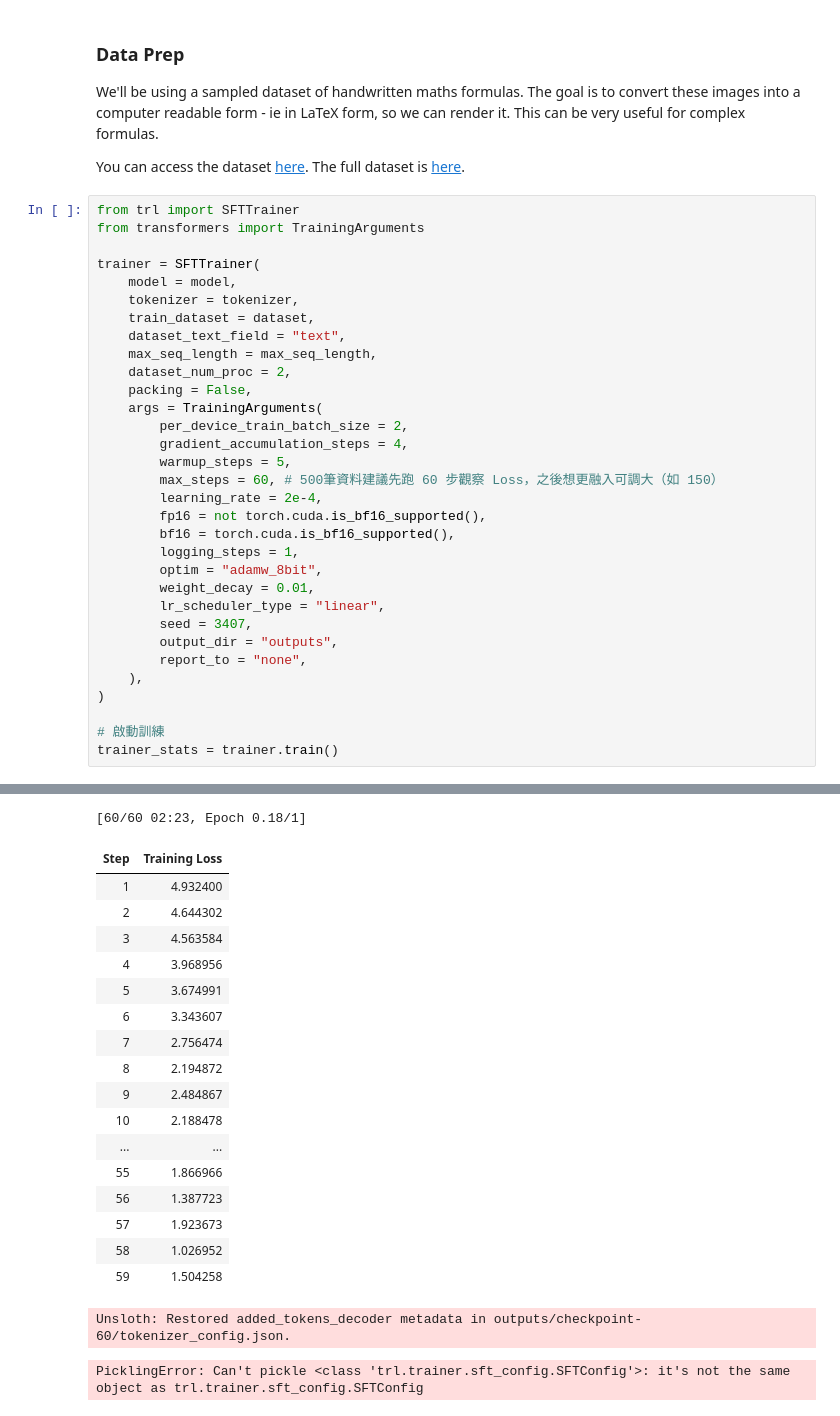
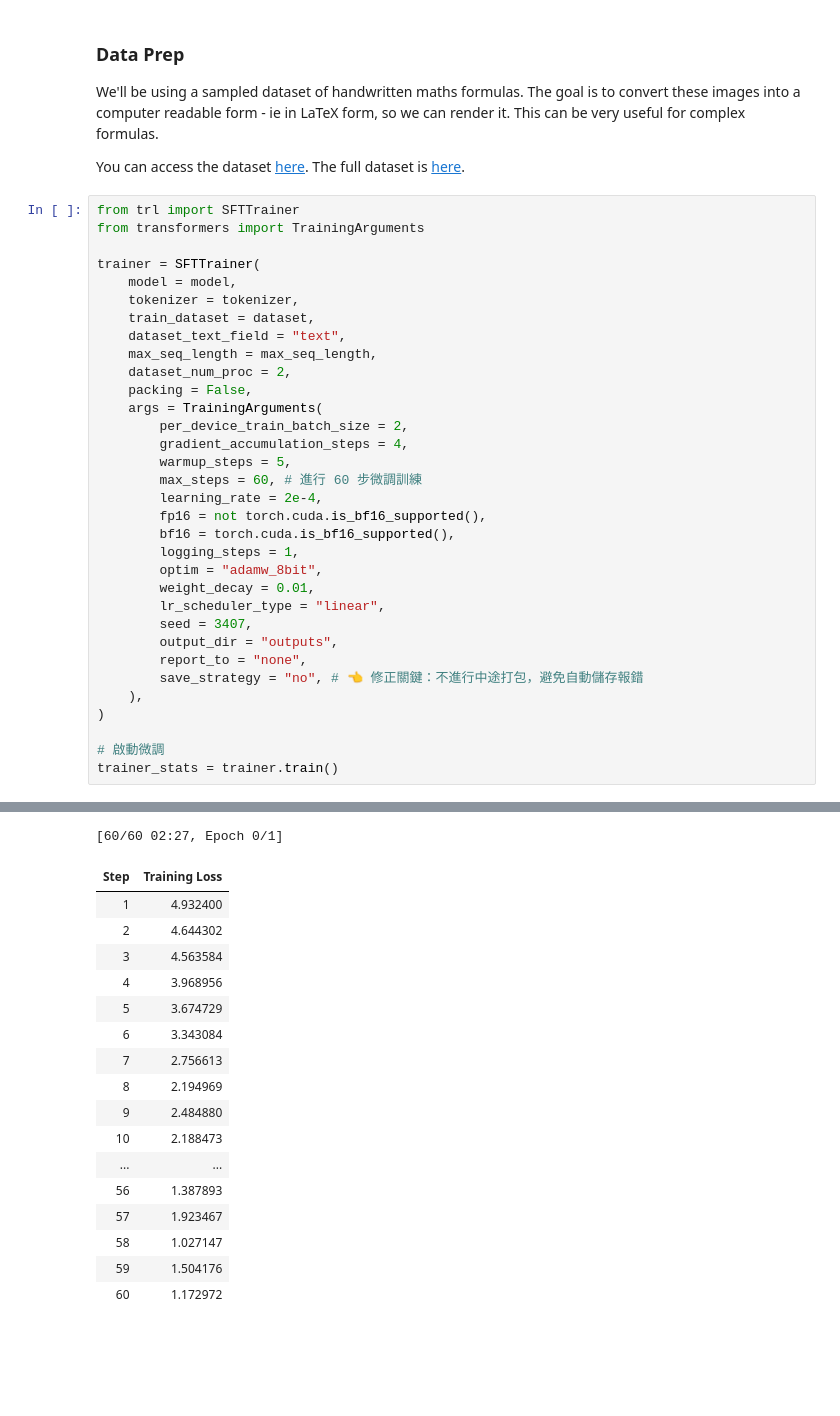
Before and after one commit to Ckk0417/-AI-, a Jupyter notebook: nb/Qwen3_5_(4B)_Vision.ipynb, the cells around one changed output, grey strips where cells are left out. Saved outputs shown, nothing was run; the diff lists cells and outputs as text; blank space fills up the shorter version.

```diff
--- a/nb/Qwen3_5_(4B)_Vision.ipynb
+++ b/nb/Qwen3_5_(4B)_Vision.ipynb
@@ -112,7 +111,7 @@ trainer = SFTTrainer(
         per_device_train_batch_size = 2,
         gradient_accumulation_steps = 4,
         warmup_steps = 5,
-        max_steps = 60, # 500筆資料建議先跑 60 步觀察 Loss，之後想更融入可調大（如 150）
+        max_steps = 60, # 進行 60 步微調訓練
         learning_rate = 2e-4,
         fp16 = not torch.cuda.is_bf16_supported(),
         bf16 = torch.cuda.is_bf16_supported(),
@@ -123,10 +122,11 @@ trainer = SFTTrainer(
         seed = 3407,
         output_dir = "outputs",
         report_to = "none",
+        save_strategy = "no", # 👈 修正關鍵：不進行中途打包，避免自動儲存報錯
     ),
 )
 
-# 啟動訓練
+# 啟動微調
 trainer_stats = trainer.train()
 # %% [output]
 ==((====))==  Unsloth - 2x faster free finetuning | Num GPUs used = 1
@@ -138,21 +137,19 @@ O^O/ \_/ \    Batch size per device = 2 | Gradient accumulation steps = 4
-[60/60 02:23, Epoch 0.18/1]
+[60/60 02:27, Epoch 0/1]
 | Step | Training Loss |
 | 1 | 4.932400 |
 | 2 | 4.644302 |
 | 3 | 4.563584 |
 | 4 | 3.968956 |
-| 5 | 3.674991 |
-| 6 | 3.343607 |
-| 7 | 2.756474 |
-| 8 | 2.194872 |
-| 9 | 2.484867 |
-| 10 | 2.188478 |
+| 5 | 3.674729 |
+| 6 | 3.343084 |
+| 7 | 2.756613 |
+| 8 | 2.194969 |
+| 9 | 2.484880 |
+| 10 | 2.188473 |
 | ... | ... |
-| 55 | 1.866966 |
-| 56 | 1.387723 |
-| 57 | 1.923673 |
-| 58 | 1.026952 |
-| 59 | 1.504258 |
+| 56 | 1.387893 |
+| 57 | 1.923467 |
+| 58 | 1.027147 |
+| 59 | 1.504176 |
+| 60 | 1.172972 |
-Unsloth: Restored added_tokens_decoder metadata in outputs/checkpoint-60/tokenizer_config.json.
-PicklingError: Can't pickle <class 'trl.trainer.sft_config.SFTConfig'>: it's not the same object as trl.trainer.sft_config.SFTConfig
 # %%
```
Also changed, not shown: parts of 4 cells of this notebook.
